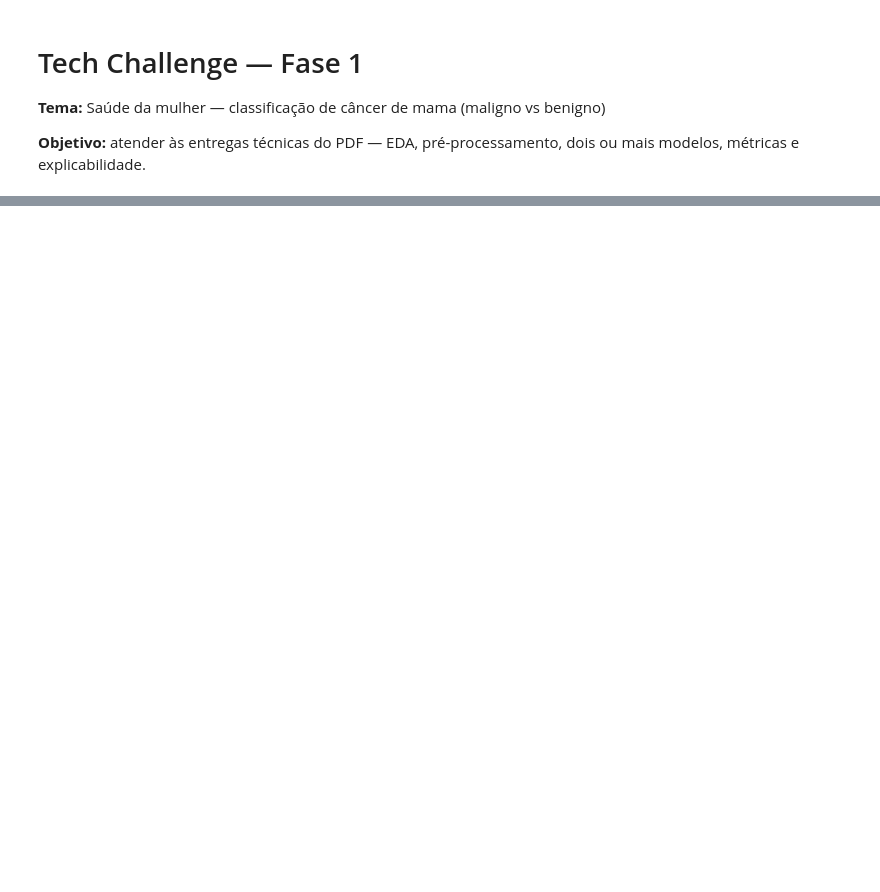
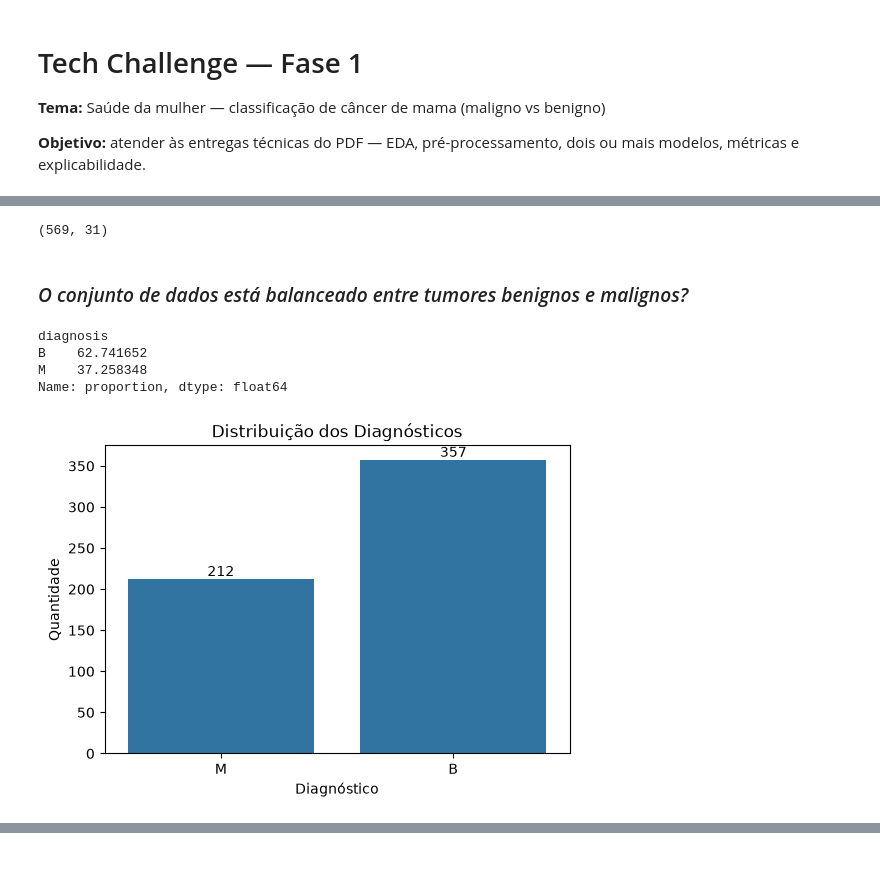
Before and after one commit to Rafael-Evangelista/tech-challenge-fiap, a Jupyter notebook: notebooks/01_analise_e_modelagem.ipynb, the cells around one changed output, grey strips where cells are left out. Drawn from its saved outputs; the diff is of its cells as text; code cells hidden in the pictures; blank space fills up the shorter version.

```diff
--- a/notebooks/01_analise_e_modelagem.ipynb
+++ b/notebooks/01_analise_e_modelagem.ipynb
@@ -90,0 +13,5 @@ Name: count, dtype: int64
+# %%
+import pandas as pd
+
+df = pd.read_csv("../data/data.csv")
+df.head()
@@ -90,0 +141,46 @@ Name: count, dtype: int64
+# %%
+df_limpo = df.drop(
+    columns=[
+        'id',
+        'Unnamed: 32'
+    ]
+)
+
+df_limpo.shape
+# %% [output]
+(569, 31)
+# %% [markdown]
+### *O conjunto de dados está balanceado entre tumores benignos e malignos?*
+# %%
+df_limpo['diagnosis'].value_counts(normalize=True) * 100
+# %% [output]
+diagnosis
+B    62.741652
+M    37.258348
+Name: proportion, dtype: float64
+# %%
+import seaborn as sns
+import matplotlib.pyplot as plt
+
+plt.figure(figsize=(6,4))
+
+ax = sns.countplot(
+    data=df,
+    x='diagnosis'
+)
+
+for p in ax.patches:
+    ax.annotate(
+        f'{int(p.get_height())}',
+        (p.get_x() + p.get_width()/2, p.get_height()),
+        ha='center',
+        va='bottom'
+    )
+
+plt.title('Distribuição dos Diagnósticos')
+plt.xlabel('Diagnóstico')
+plt.ylabel('Quantidade')
+
+plt.show()
+# %% [output]
+[figure, added]
```
Also changed, not shown: parts of 28 cells of this notebook.
